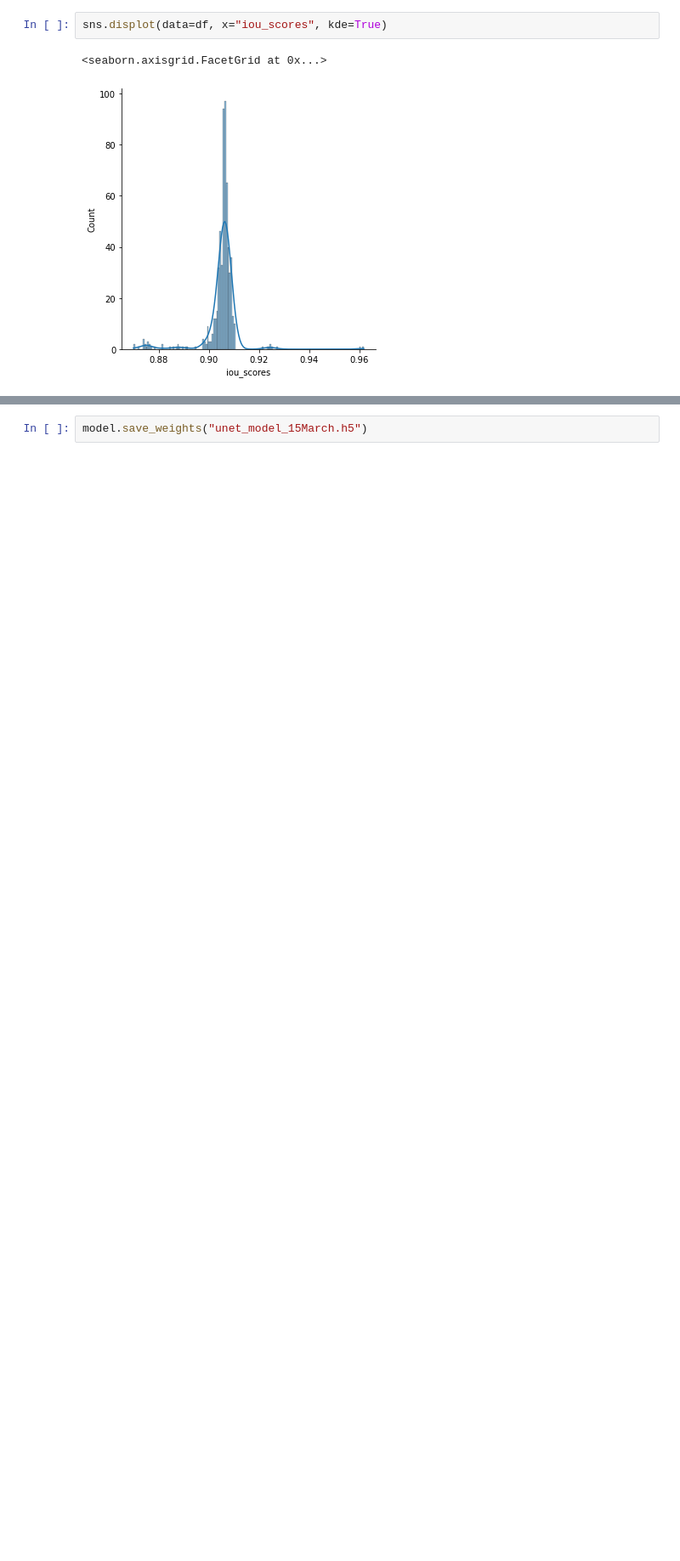
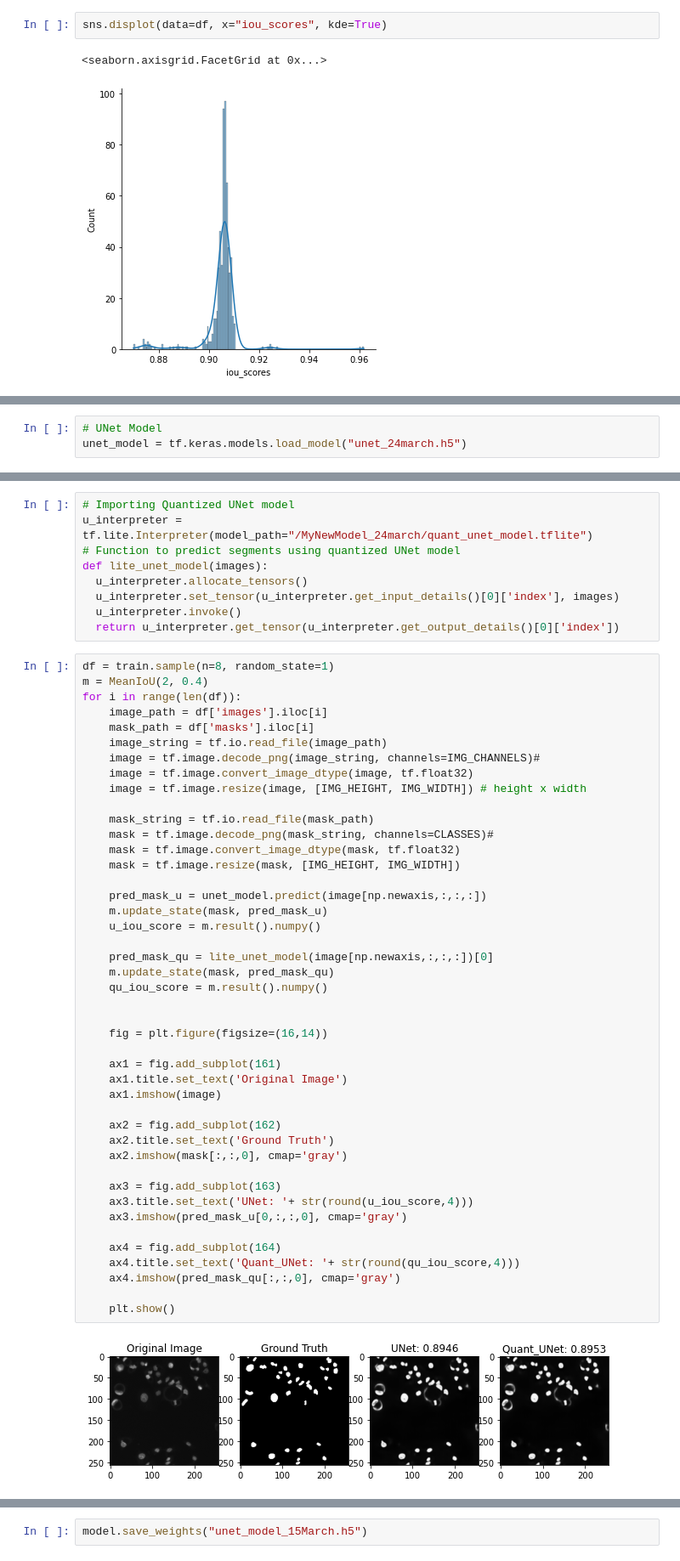
Before and after one commit to NIVIDSHAH208/NucleiDetection_Project, a Jupyter notebook: cs2_data_pipeline-Copy1.ipynb, the cells around one changed output, grey strips where cells are left out. Shown at 85% size. Drawn from its saved outputs; the diff is of its cells as text; blank space fills up the shorter version.

Commit message:
UNet Model quantized and IoU scores compared

```diff
--- a/cs2_data_pipeline-Copy1.ipynb
+++ b/cs2_data_pipeline-Copy1.ipynb
@@ -626,0 +606,3 @@ sns.displot(data=df, x="iou_scores", kde=True)
+# %%
+# UNet Model
+unet_model = tf.keras.models.load_model("unet_24march.h5")
@@ -626,0 +638,55 @@ sns.displot(data=df, x="iou_scores", kde=True)
+# %%
+# Importing Quantized UNet model
+u_interpreter = tf.lite.Interpreter(model_path="/MyNewModel_24march/quant_unet_model.tflite")
+# Function to predict segments using quantized UNet model
+def lite_unet_model(images):
+  u_interpreter.allocate_tensors()
+  u_interpreter.set_tensor(u_interpreter.get_input_details()[0]['index'], images)
+  u_interpreter.invoke()
+  return u_interpreter.get_tensor(u_interpreter.get_output_details()[0]['index'])
+# %%
+df = train.sample(n=8, random_state=1)
+m = MeanIoU(2, 0.4)
+for i in range(len(df)):
+    image_path = df['images'].iloc[i]
+    mask_path = df['masks'].iloc[i]
+    image_string = tf.io.read_file(image_path)
+    image = tf.image.decode_png(image_string, channels=IMG_CHANNELS)#
+    image = tf.image.convert_image_dtype(image, tf.float32)
+    image = tf.image.resize(image, [IMG_HEIGHT, IMG_WIDTH]) # height x width
+
+    mask_string = tf.io.read_file(mask_path)
+    mask = tf.image.decode_png(mask_string, channels=CLASSES)#
+    mask = tf.image.convert_image_dtype(mask, tf.float32)
+    mask = tf.image.resize(mask, [IMG_HEIGHT, IMG_WIDTH])
+
+    pred_mask_u = unet_model.predict(image[np.newaxis,:,:,:])
+    m.update_state(mask, pred_mask_u)
+    u_iou_score = m.result().numpy()
+
+    pred_mask_qu = lite_unet_model(image[np.newaxis,:,:,:])[0]
+    m.update_state(mask, pred_mask_qu)
+    qu_iou_score = m.result().numpy()
+
+
+    fig = plt.figure(figsize=(16,14))
+
+    ax1 = fig.add_subplot(161)
+    ax1.title.set_text('Original Image')
+    ax1.imshow(image)
+
+    ax2 = fig.add_subplot(162)
+    ax2.title.set_text('Ground Truth')
+    ax2.imshow(mask[:,:,0], cmap='gray')
+
+    ax3 = fig.add_subplot(163)
+    ax3.title.set_text('UNet: '+ str(round(u_iou_score,4)))
+    ax3.imshow(pred_mask_u[0,:,:,0], cmap='gray')
+
+    ax4 = fig.add_subplot(164)
+    ax4.title.set_text('Quant_UNet: '+ str(round(qu_iou_score,4)))
+    ax4.imshow(pred_mask_qu[:,:,0], cmap='gray')
+
+    plt.show()
+# %% [output]
+[figure, added]
```
Also changed, not shown: parts of 24 cells of this notebook, 3 other files.
